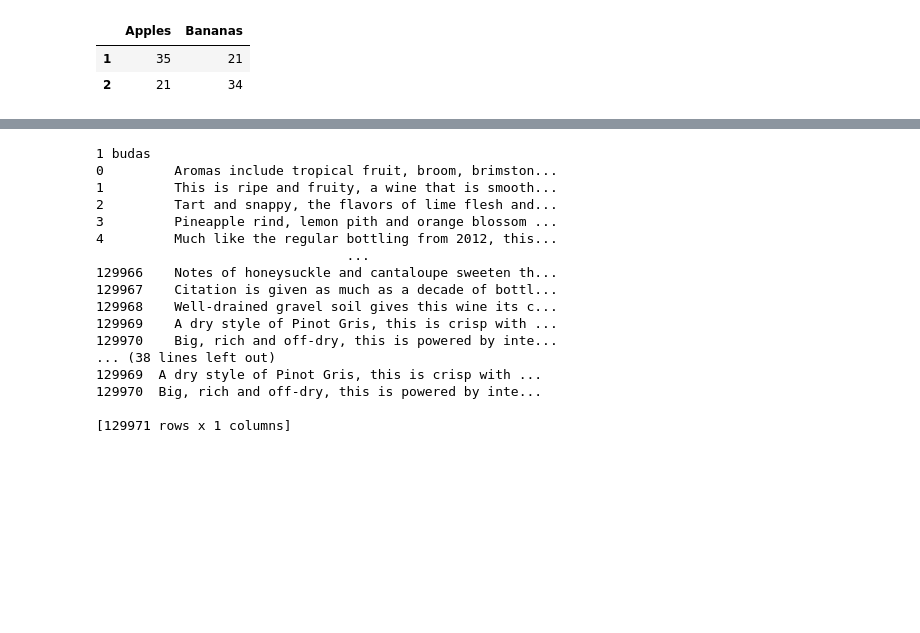
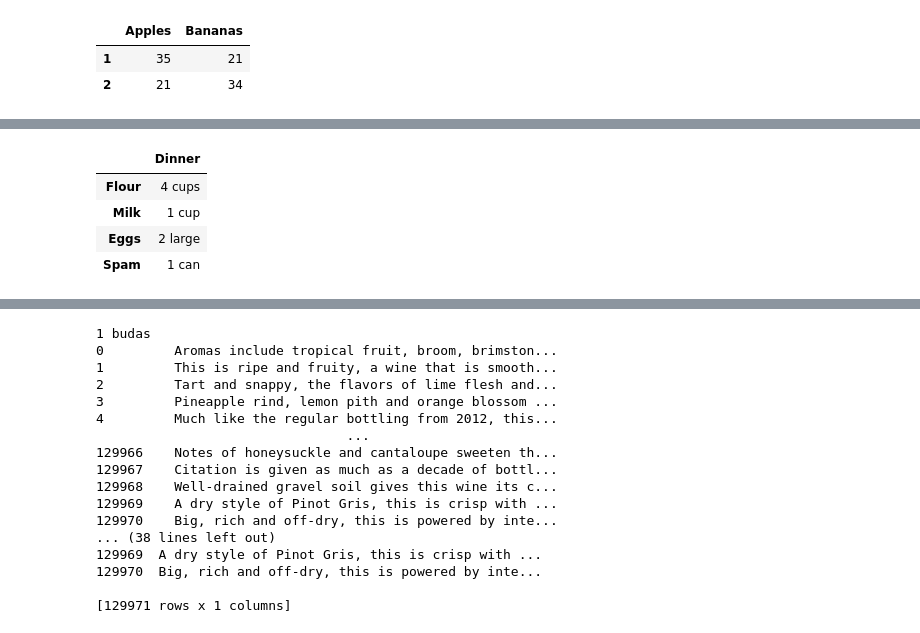
Before and after one commit to ErnestaTum/-Python_mokymai, a Jupyter notebook: ND_7.ipynb, the cells around one changed output, grey strips where cells are left out. Saved outputs shown, nothing was run; the diff lists cells and outputs as text; code cells hidden in the pictures; blank space fills up the shorter version.

```diff
--- a/ND_7.ipynb
+++ b/ND_7.ipynb
@@ -99,3 +105,15 @@ dtype: object
+# %%
+data = { "Dinner":["4 cups", "1 cup", "2 large", "1 can" ]}
+
+Ingredients = pd.DataFrame(data, index = ["Flour", 'Milk',"Eggs", "Spam"])
+
+Ingredients
+# %% [output]
+|  | Dinner |
+| Flour | 4 cups |
+| Milk | 1 cup |
+| Eggs | 2 large |
+| Spam | 1 can |
 # %%
 # 5. Sukurkite DataFrame pavadinimu reviews nuskaitydami csv failą winemag-data.csv (failas pridėtas prie 7 paskaitos)
 # # nurodykite 'pandas' naudoti pirmąjį failo stulpelį indeksui
```
Also changed, not shown: parts of 5 cells of this notebook, 2 other files.
